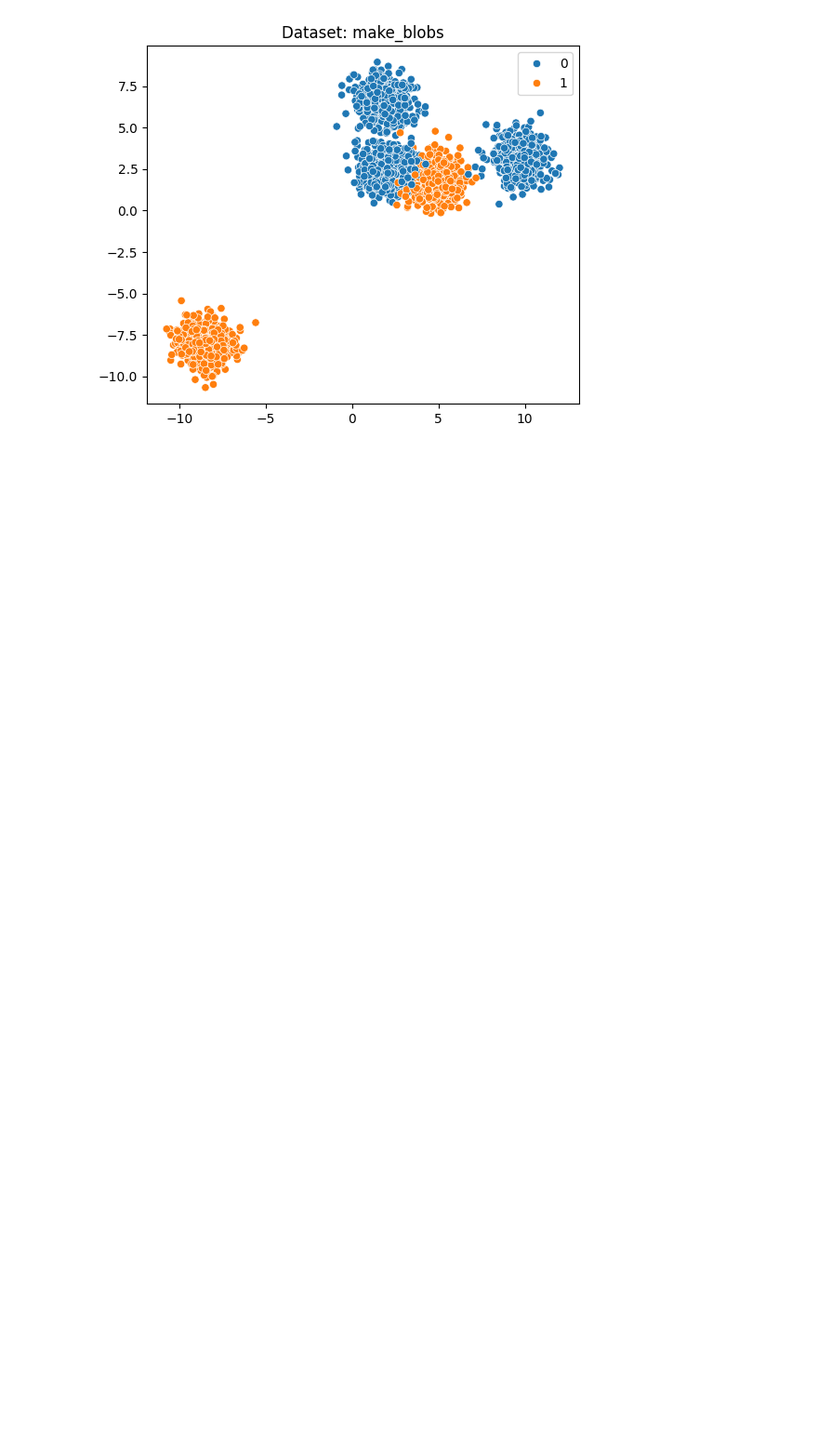
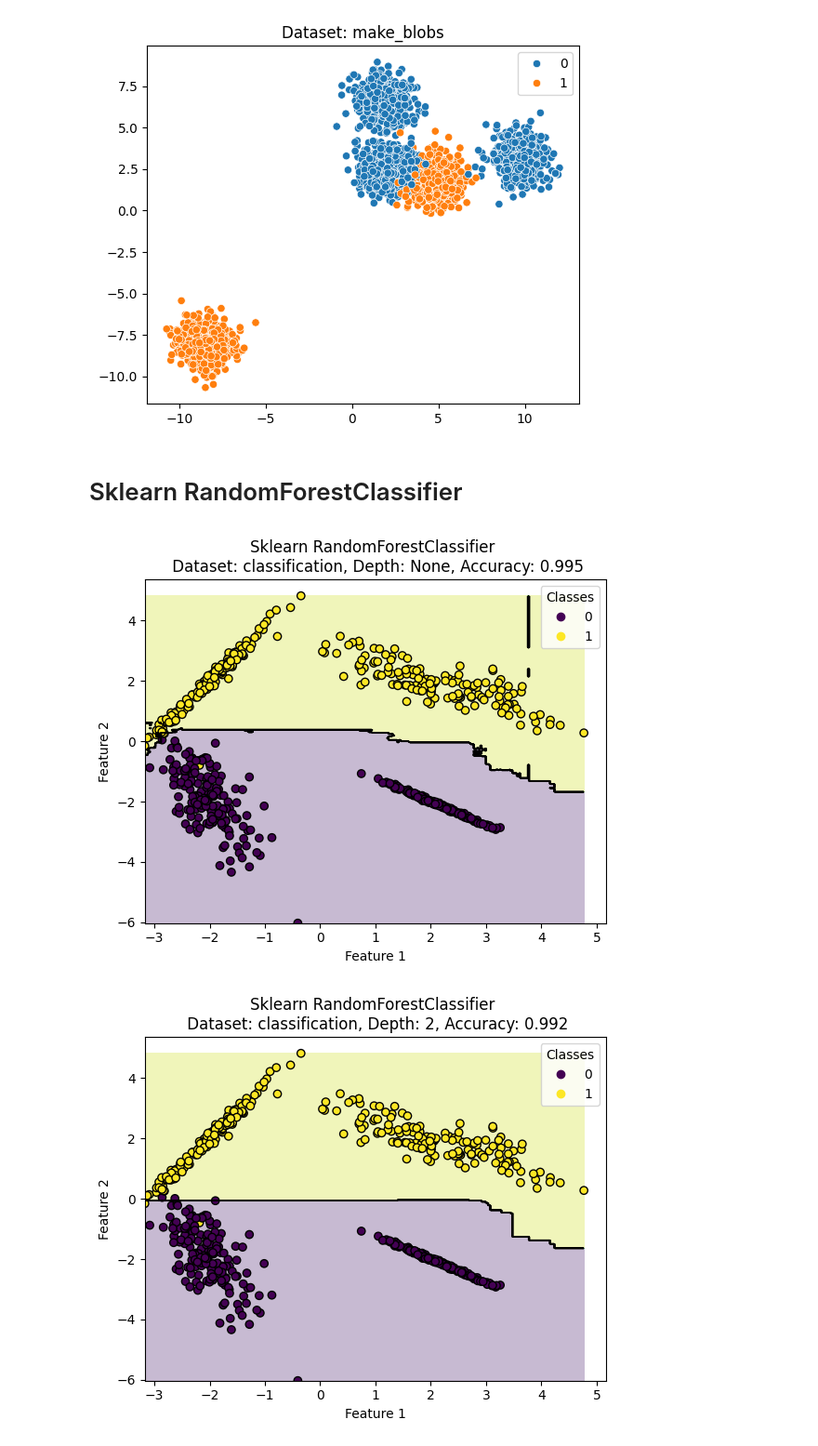
Before and after one commit to adamzsl/master-studies, a Jupyter notebook: random_forest/random_forest.ipynb, the cells around one changed output. Shown at 93% size. Cells and saved outputs as stored; diff of their text form; code cells hidden in the pictures; blank space fills up the shorter version.

Commit message:
skl RandomForestClassifier

```diff
--- a/random_forest/random_forest.ipynb
+++ b/random_forest/random_forest.ipynb
@@ -78,3 +77,7 @@ def plot_decision_boundary(X, y, model, title=""):
     plt.title(title)
     plt.xlabel('Feature 1'); plt.ylabel('Feature 2')
     plt.show()
+# %%
+results = []
+# %% [markdown]
+# Sklearn RandomForestClassifier
@@ -80,0 +95,38 @@ def plot_decision_boundary(X, y, model, title=""):
+# %%
+datasets = {
+    'classification': (X_train, y_train, X_test, y_test),
+    'moons': (Xm_train, ym_train, Xm_test, ym_test),
+    'blobs': (Xb_train, yb_train, Xb_test, yb_test)
+}
+
+for ds_name, (X_tr, y_tr, X_te, y_te) in datasets.items():
+
+    depths = [None,
+              X_tr.shape[1] # number of features
+              ] + ([5] # number of clusters
+                   if ds_name == 'blobs' else [])
+
+    for depth in set(depths):
+        model, acc, y_pr, y_sc = train_sklearn_random_forest(X_tr, y_tr, X_te, y_te, depth)
+        results.append({
+            'type': 'sklearn',
+            'dataset': ds_name,
+            'accuracy': acc,
+            'depth': depth,
+            'model': model,
+            'y_pred': y_pr,
+            'y_score': y_sc,
+            'y_true': y_te
+        })
+# %%
+for res in results:
+    ds_name = res['dataset']
+    depth = res['depth']
+    model = res['model']
+    acc = res['accuracy']
+    _, _, X_te, y_te = datasets[ds_name]
+    title = f"Sklearn RandomForestClassifier \n Dataset: {ds_name}, Depth: {depth}, Accuracy: {acc:.3f}"
+    plot_decision_boundary(X_te, y_te, model, title=title)
+# %% [output]
+[figure, added]
+[figure, added]
```
Also changed, not shown: parts of 11 cells of this notebook.
